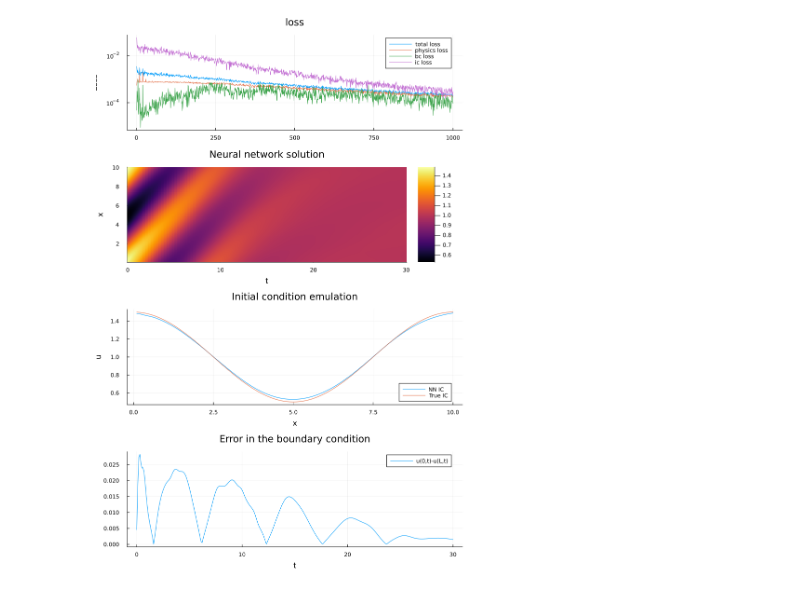
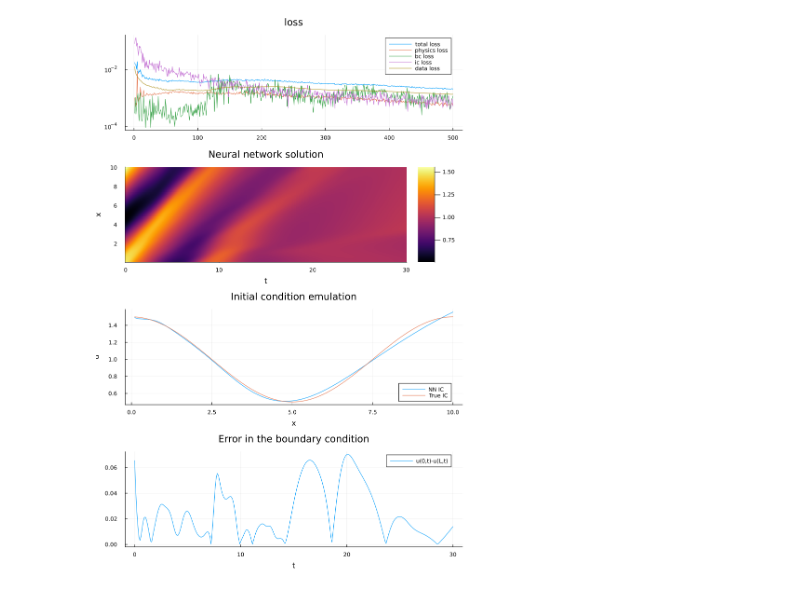
Before and after one commit to mlenes/surrogate_flow, a Jupyter notebook: Lux_Burgers_PINN.ipynb, the cells around one changed output. Drawn from its saved outputs; the diff is of its cells as text; code cells hidden in the pictures.

```diff
--- a/Lux_Burgers_PINN.ipynb
+++ b/Lux_Burgers_PINN.ipynb
@@ -60,13 +80,18 @@ function ic_loss_function(model::StatefulLuxLayer, xt::AbstractArray, target::Ab
     u = model(xt)
     mean(abs2, u .- target)
 end
-function loss_function(model, ps, st, (xt, xt_bc_i, xt_bc_f, xt_ic, target_ic))
+function data_loss_function(model::StatefulLuxLayer, xt::AbstractArray, target)
+    u = model(xt)
+    mean(abs2, u .- target)
+end
+function loss_function(model, ps, st, (xt, xt_bc_i, xt_bc_f, xt_ic, target_ic, xt_data, target_data))
     smodel = StatefulLuxLayer(model, ps, st)
     physics_loss = physics_informed_loss_function(smodel, xt)
     bc_loss = bc_loss_function(smodel, xt_bc_i, xt_bc_f)
     ic_loss = ic_loss_function(smodel, xt_ic, target_ic)
-    loss = λ_pde * physics_loss + λ_bc * bc_loss + λ_ic * ic_loss
-    return loss, smodel.st, (; physics_loss, bc_loss, ic_loss, total_loss=loss)
+    data_loss = data_loss_function(smodel, xt_data, target_data)
+    loss = λ_pde * physics_loss + λ_bc * bc_loss + λ_ic * ic_loss + λ_data * data_loss
+    return loss, smodel.st, (; physics_loss, bc_loss, ic_loss, data_loss, total_loss=loss)
 end;
 # %%
 function get_data(rng, batch_size_pde, batch_size_bc, batch_size_ic; current_segment=1, total_segments=10)
@@ -87,7 +112,7 @@ function get_data(rng, batch_size_pde, batch_size_bc, batch_size_ic; current_seg
     xt_ic[1, :] = rand_x_ic
 
     target_ic = reshape(u0.(rand_x_ic), 1, :)
-    return (xt, xt_bc_i, xt_bc_f, xt_ic, target_ic)
+    return (xt, xt_bc_i, xt_bc_f, xt_ic, target_ic, xt_data, target_data)
 end;
 # %%
 function train_model(; seed::Int=0, maxiters::Int=10000, hidden_dims::Int=64,
@@ -107,6 +132,7 @@ function train_model(; seed::Int=0, maxiters::Int=10000, hidden_dims::Int=64,
     physics_losses = Float32[]
     bc_losses = Float32[]
     ic_losses = Float32[]
+    data_losses = Float32[]
 
     for iter in 1:maxiters
         current_segment = ((iter * total_segments) ÷ maxiters) + 1
@@ -122,11 +148,12 @@ function train_model(; seed::Int=0, maxiters::Int=10000, hidden_dims::Int=64,
                                                               return_gradients=Val(false),
         )
 
-        if iter % 1000 == 0
+        if iter % 100 == 0
             push!(total_losses, Float32(stats.total_loss))
             push!(physics_losses, Float32(stats.physics_loss))
             push!(bc_losses, Float32(stats.bc_loss))
             push!(ic_losses, Float32(stats.ic_loss))
+            push!(data_losses, Float32(stats.data_loss))
         end
 
         if iter % 1000 == 0
@@ -134,13 +161,21 @@ function train_model(; seed::Int=0, maxiters::Int=10000, hidden_dims::Int=64,
         end
     end
 
-    return StatefulLuxLayer(pinn, cdev(train_state.parameters), cdev(train_state.states)), (; physics_losses, bc_losses, ic_losses, total_losses)
+    return StatefulLuxLayer(pinn, cdev(train_state.parameters), cdev(train_state.states)), (; physics_losses, bc_losses, ic_losses, data_losses, total_losses)
 end;
 # %%
+# Constants that can be tuned relating to the Neural network
+λ_pde = 1.0f0
+λ_ic = 0.05f0
+λ_bc = 0.1f0
+λ_data = 1.0f0
+
 batch_size_pde = 512
 batch_size_bc = 16
 batch_size_ic = 16
+
 total_segments = 100
-maxiters = 1000000
+maxiters = 50000
+
 trained_model, losses = train_model(; maxiters, batch_size_pde, batch_size_bc, batch_size_ic, total_segments);
 # %% [output]
@@ -178,25 +199,26 @@ u_target = data["solution"];
 # %%
 us = zeros(Float32, (length(x_grid), length(t_grid)))
 for t_idx in 1:length(t_grid), x_idx in 1:length(x_grid)
     xt = reshape([x_grid[x_idx], t_grid[t_idx]], :, 1)
     us[x_idx, t_idx] = trained_model(xt)[1,1]
 end
 
 ic = us[:,1]
 bc = abs.(us[1,:] .- us[end,:])
 
 p0 = plot(losses.total_losses, yscale=:log10, ylabel="Loss", title="loss", label="total loss")
 plot!(p0, losses.physics_losses, label="physics loss")
 plot!(p0, losses.bc_losses, label="bc loss")
 plot!(p0, losses.ic_losses, label="ic loss")
+plot!(p0, losses.data_losses, label="data loss")
 p1 = heatmap(t_grid, x_grid, us, xlabel="t", ylabel='x', title="Neural network solution")
 p2 = plot(x_grid, ic, xlabel="x", ylabel="u", label="NN IC")
 plot!(p2, x_grid, u0.(x_grid), label="True IC", title="Initial condition emulation")
 p3 = plot(t_grid, bc, xlabel="t", ylabel="Δu", label="u(0,t)-u(L,t)", title="Error in the boundary condition")
 plt = plot(p0, p1, p2, p3, layout=(4,1), size=(800,1200))
-#savefig(plt, "pure_diffusion.png");
+#savefig(plt, "extra_data.png");
 # %% [output]
-[figure, old version]
+[figure, new version]
 # %%
 anim = @animate for i in 1:length(t_grid)
     p1 = plot(x_grid, us[:,i], label="h(t=$(round(t_grid[i],digits=2)))", xlabel='x', ylabel='u', ylim=(u_mean-u_amplitude, u_mean+u_amplitude))
```
Also changed, not shown: parts of 8 cells of this notebook, 7 other files.
